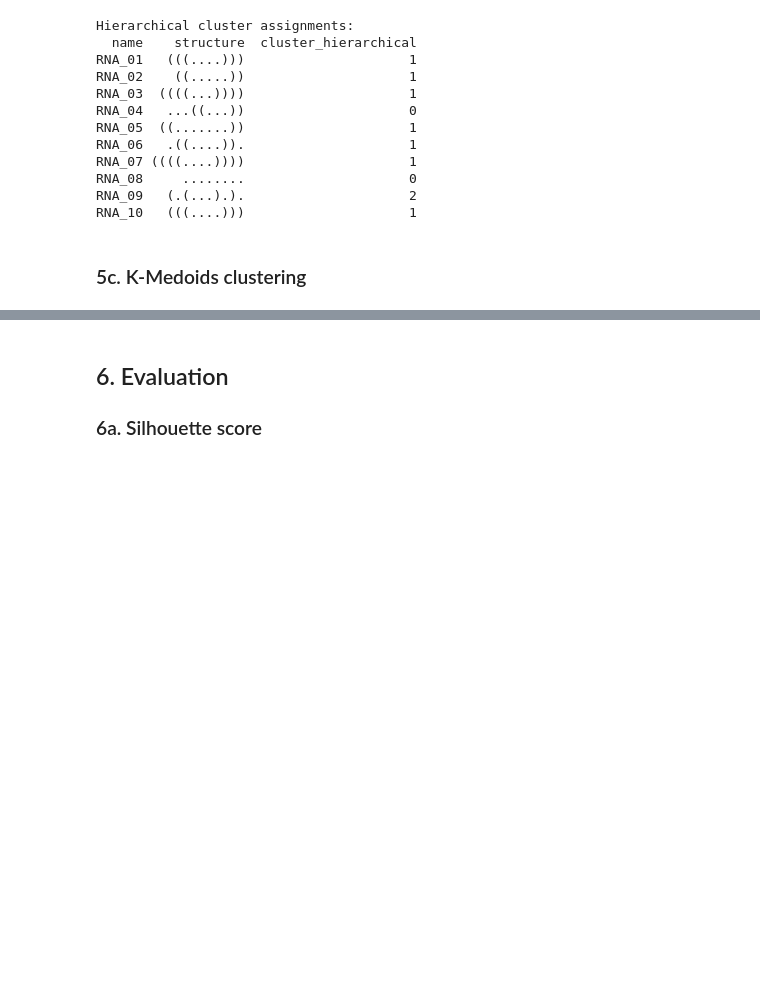
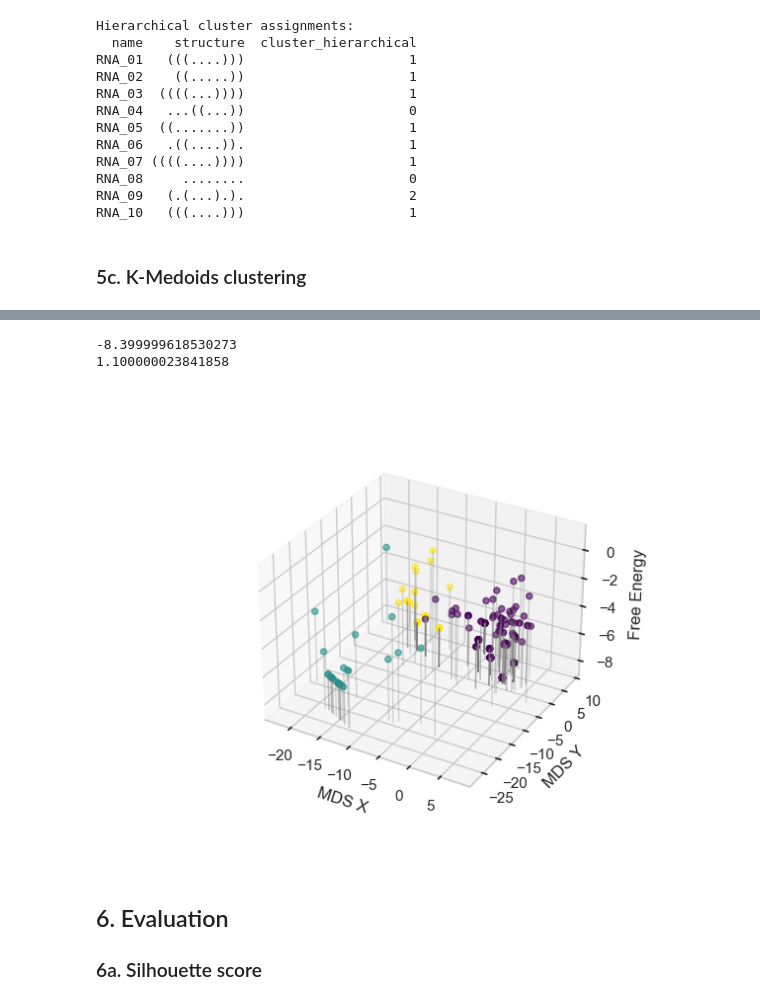
Before and after one commit to beline-y/Clustering-of-RNA-structures, a Jupyter notebook: clustering_rna_structures.ipynb, the cells around one changed output, grey strips where cells are left out. Saved outputs shown, nothing was run; the diff lists cells and outputs as text; code cells hidden in the pictures; blank space fills up the shorter version.

```diff
--- a/clustering_rna_structures.ipynb
+++ b/clustering_rna_structures.ipynb
@@ -542,3 +589,32 @@ Representative RNA for Cluster 0: ..(((((........)))))(((((((...)))))))...
+# %%
+fig = plt.figure()
+ax = fig.add_subplot(projection='3d')
+
+xs = df_samples["hamming_MDS_2Dpos_x"]
+ys = df_samples["hamming_MDS_2Dpos_y"]
+zs = df_samples["structure_energy"]
+ax.scatter(xs, ys, zs, c=df_samples["cluster_kmedoids"], cmap='viridis', alpha=0.6)
+
+z_min = zs.min()
+segments = [ [(x, y, z_min), (x, y, z)] for x, y, z in zip(xs, ys, zs)]
+
+# Create the collection
+line_col = Line3DCollection(segments, colors='gray', alpha=0.3, linewidths=1)
+ax.add_collection3d(line_col)
+
+ax.set_xlabel('MDS X')
+ax.set_ylabel('MDS Y')
+ax.set_zlabel('Free Energy')
+
+print(z_min)
+print(zs.max())
+
+
+%matplotlib widget #pour avoir graphique D interactif. Si ça ne fonctionne pas, essayer !pip install ipympl puis relancer VSCode. Sinon retirer la ligne.
+# %% [output]
+-8.399999618530273
+1.100000023841858
+[figure, added]
 # %% [markdown]
 ## 6. Evaluation
 
```
Also changed, not shown: parts of 14 cells of this notebook.
